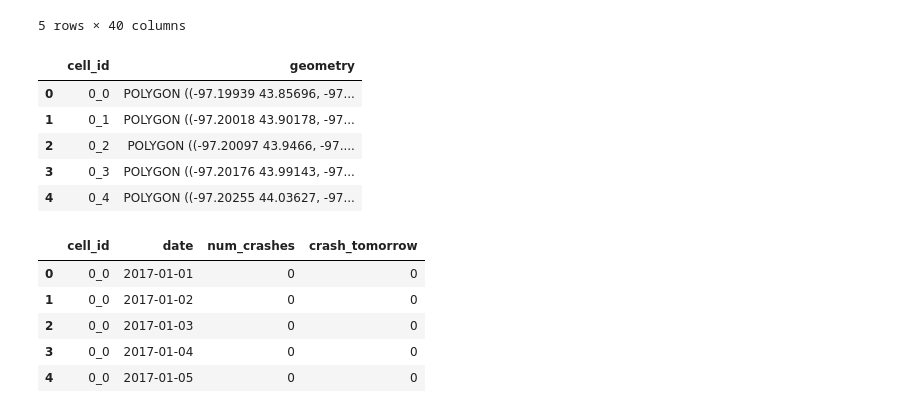
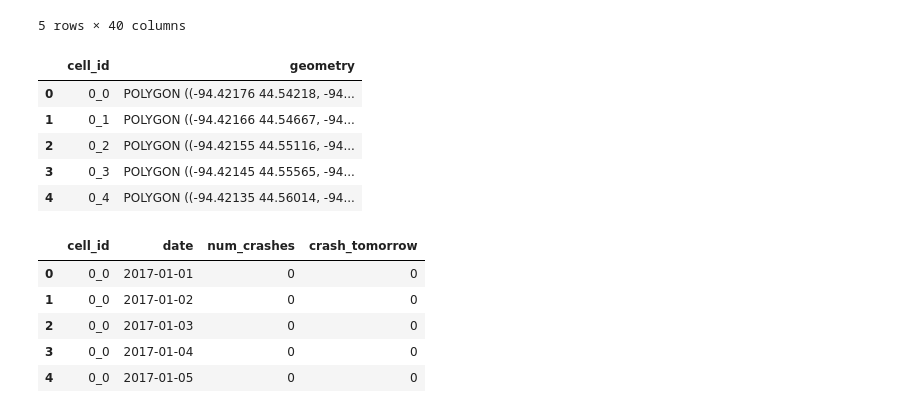
Before and after one commit to icors01/CSCI-5523-Traffic-Crash-Prediction2, a Jupyter notebook: notebooks/exploration.ipynb, the cells around one changed output. Saved outputs shown, nothing was run; the diff lists cells and outputs as text; code cells hidden in the pictures.

```diff
--- a/notebooks/exploration.ipynb
+++ b/notebooks/exploration.ipynb
@@ -20,20 +20,20 @@ df.head()
 5 rows × 40 columns
 # %%
 from shapely import wkt
-from src.preprocessing import generate_grid
+from src.preprocessing import generate_grid_tc_metro_area
 
 df['geometry'] = df['geom'].apply(wkt.loads)
 gdf = gpd.GeoDataFrame(df, geometry='geometry', crs='EPSG:4326')
 
-grid = generate_grid(gdf)
+grid = generate_grid_tc_metro_area(gdf)
 grid.head()
 # %% [output]
 |  | cell_id | geometry |
-| 0 | 0_0 | POLYGON ((-97.19939 43.85696, -97... |
-| 1 | 0_1 | POLYGON ((-97.20018 43.90178, -97... |
-| 2 | 0_2 | POLYGON ((-97.20097 43.9466, -97.... |
-| 3 | 0_3 | POLYGON ((-97.20176 43.99143, -97... |
-| 4 | 0_4 | POLYGON ((-97.20255 44.03627, -97... |
+| 0 | 0_0 | POLYGON ((-94.42176 44.54218, -94... |
+| 1 | 0_1 | POLYGON ((-94.42166 44.54667, -94... |
+| 2 | 0_2 | POLYGON ((-94.42155 44.55116, -94... |
+| 3 | 0_3 | POLYGON ((-94.42145 44.55565, -94... |
+| 4 | 0_4 | POLYGON ((-94.42135 44.56014, -94... |
 # %%
 from src.preprocessing import create_cell_day_df
 
```
Also changed, not shown: parts of 5 cells of this notebook, 2 other files.
